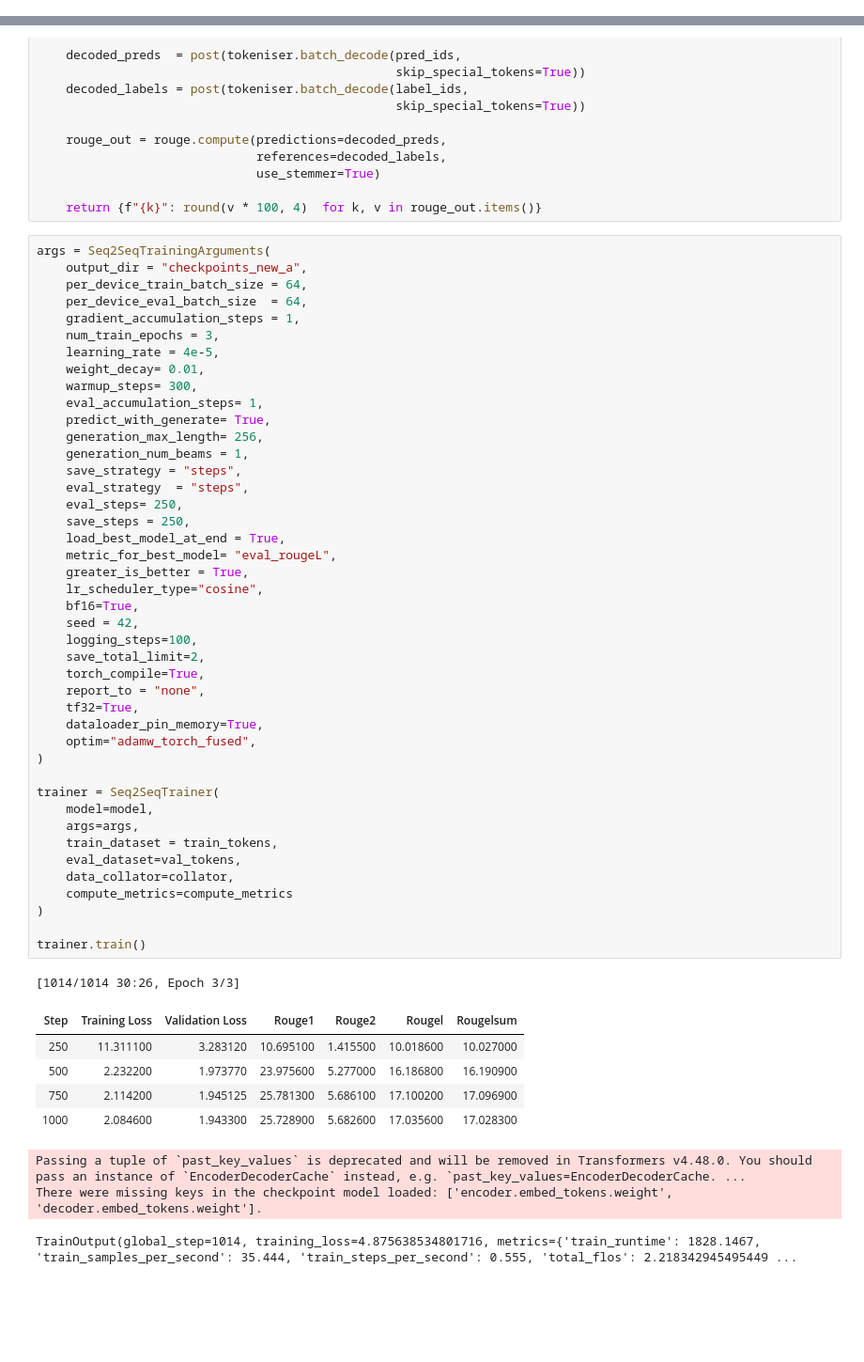
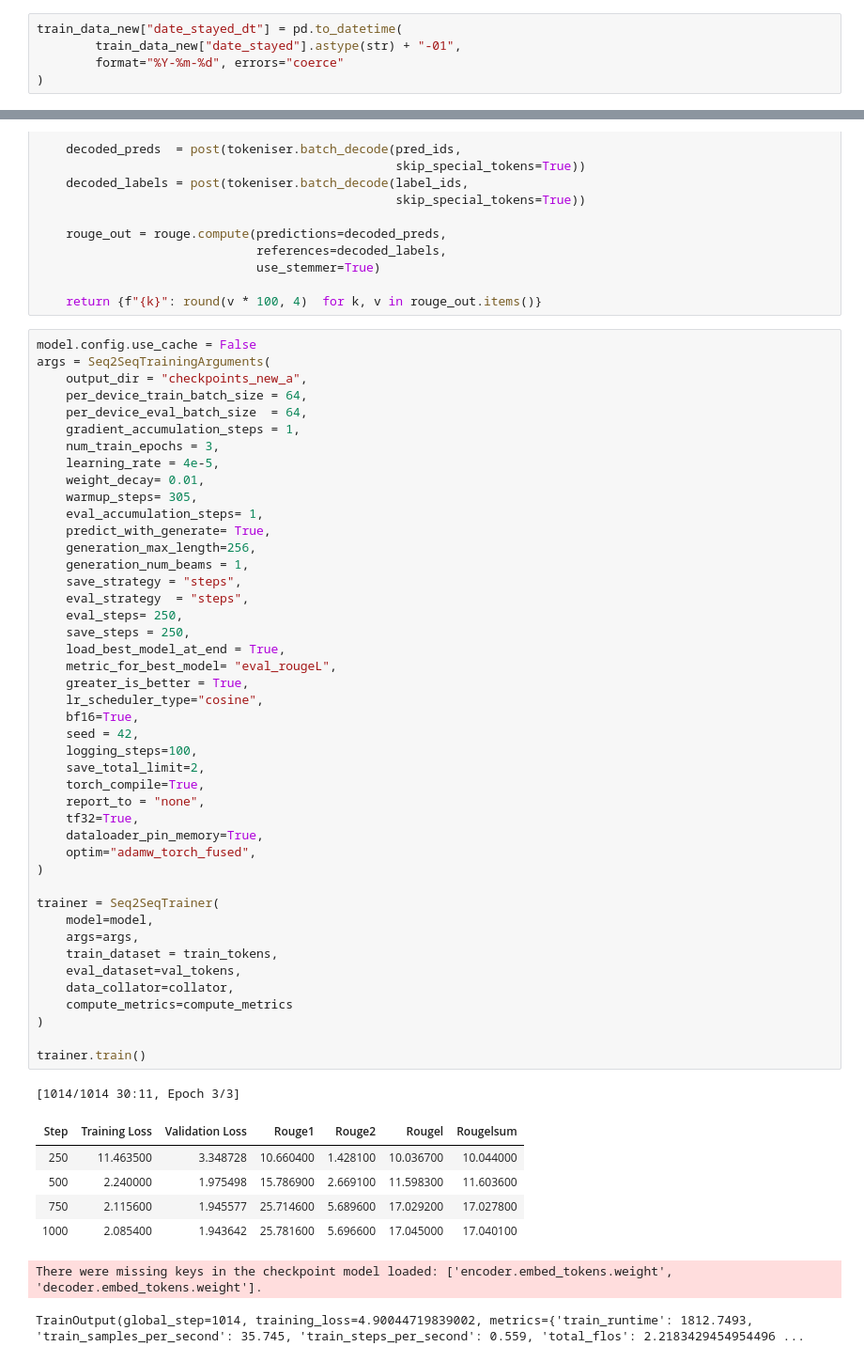
Before and after one commit to ArpanMukhopadhyay/NLP_applied, a Jupyter notebook: assignment2/ANLP_2025_S1_assignment2_a1797378_arpan_version05.ipynb, the cells around one changed output, grey strips where cells are left out. Shown at 94% size. Drawn from its saved outputs; the diff is of its cells as text; blank space fills up the shorter version.

```diff
--- a/assignment2/ANLP_2025_S1_assignment2_a1797378_arpan_version05.ipynb
+++ b/assignment2/ANLP_2025_S1_assignment2_a1797378_arpan_version05.ipynb
@@ -418,3 +418,8 @@ train_data_new.head()
 | 2 | “Great location and service” | Close to Union Square - hotel is ... | {'username': 'Moonstonemoclips', ... | 2010-10 | 80793 | 0 | 2010-10-25 | 84805430 | False | ... |
 | 3 | “I will never go back here again!” | I had a bad vibe about this place... | {'username': 'JoanellenJ', 'num_c... | 2012-06 | 111418 | 1 | 2012-06-28 | 132971117 | False | ... |
 | 4 | “Ripped off our VISA card after d... | After we received our "final" bil... | {'username': 'Lynnworks', 'num_ci... | 2012-01 | 671150 | 3 | 2012-02-04 | 124104157 | False | ... |
+# %%
+train_data_new["date_stayed_dt"] = pd.to_datetime(
+        train_data_new["date_stayed"].astype(str) + "-01",
+        format="%Y-%m-%d", errors="coerce"
+)
@@ -764,6 +814,7 @@ def compute_metrics(eval_pred):
 
     return {f"{k}": round(v * 100, 4)  for k, v in rouge_out.items()}
 # %%
+model.config.use_cache = False
 args = Seq2SeqTrainingArguments(
     output_dir = "checkpoints_new_a",
     per_device_train_batch_size = 64,
@@ -772,50 +823,49 @@ args = Seq2SeqTrainingArguments(
     num_train_epochs = 3,
     learning_rate = 4e-5,
     weight_decay= 0.01,
-    warmup_steps= 300,
+    warmup_steps= 305,
     eval_accumulation_steps= 1,
     predict_with_generate= True,
-    generation_max_length= 256,
+    generation_max_length=256,
     generation_num_beams = 1,
     save_strategy = "steps",
     eval_strategy  = "steps",
     eval_steps= 250,
     save_steps = 250,
     load_best_model_at_end = True,
     metric_for_best_model= "eval_rougeL",
     greater_is_better = True,
     lr_scheduler_type="cosine",
     bf16=True,
     seed = 42,
     logging_steps=100,
     save_total_limit=2,
     torch_compile=True,
     report_to = "none",
     tf32=True,
     dataloader_pin_memory=True,
     optim="adamw_torch_fused",
 )
 
 trainer = Seq2SeqTrainer(
     model=model,
     args=args,
     train_dataset = train_tokens,
     eval_dataset=val_tokens,
     data_collator=collator,
     compute_metrics=compute_metrics
 )
 
 trainer.train()
 # %% [output]
-[1014/1014 30:26, Epoch 3/3]
+[1014/1014 30:11, Epoch 3/3]
 | Step | Training Loss | Validation Loss | Rouge1 | Rouge2 | Rougel | Rougelsum |
-| 250 | 11.311100 | 3.283120 | 10.695100 | 1.415500 | 10.018600 | 10.027000 |
-| 500 | 2.232200 | 1.973770 | 23.975600 | 5.277000 | 16.186800 | 16.190900 |
-| 750 | 2.114200 | 1.945125 | 25.781300 | 5.686100 | 17.100200 | 17.096900 |
-| 1000 | 2.084600 | 1.943300 | 25.728900 | 5.682600 | 17.035600 | 17.028300 |
+| 250 | 11.463500 | 3.348728 | 10.660400 | 1.428100 | 10.036700 | 10.044000 |
+| 500 | 2.240000 | 1.975498 | 15.786900 | 2.669100 | 11.598300 | 11.603600 |
+| 750 | 2.115600 | 1.945577 | 25.714600 | 5.689600 | 17.029200 | 17.027800 |
+| 1000 | 2.085400 | 1.943642 | 25.781600 | 5.696600 | 17.045000 | 17.040100 |
-Passing a tuple of `past_key_values` is deprecated and will be removed in Transformers v4.48.0. You should pass an instance of `EncoderDecoderCache` instead, e.g. `past_key_values=EncoderDecoderCache. ...
 There were missing keys in the checkpoint model loaded: ['encoder.embed_tokens.weight', 'decoder.embed_tokens.weight'].
-TrainOutput(global_step=1014, training_loss=4.875638534801716, metrics={'train_runtime': 1828.1467, 'train_samples_per_second': 35.444, 'train_steps_per_second': 0.555, 'total_flos': 2.218342945495449 ...
+TrainOutput(global_step=1014, training_loss=4.90044719839002, metrics={'train_runtime': 1812.7493, 'train_samples_per_second': 35.745, 'train_steps_per_second': 0.559, 'total_flos': 2.2183429454954496 ...
 # %%
 from math import exp
 print("best metric:", trainer.state.best_metric)
```
Also changed, not shown: parts of 31 cells of this notebook, 2 other files.
